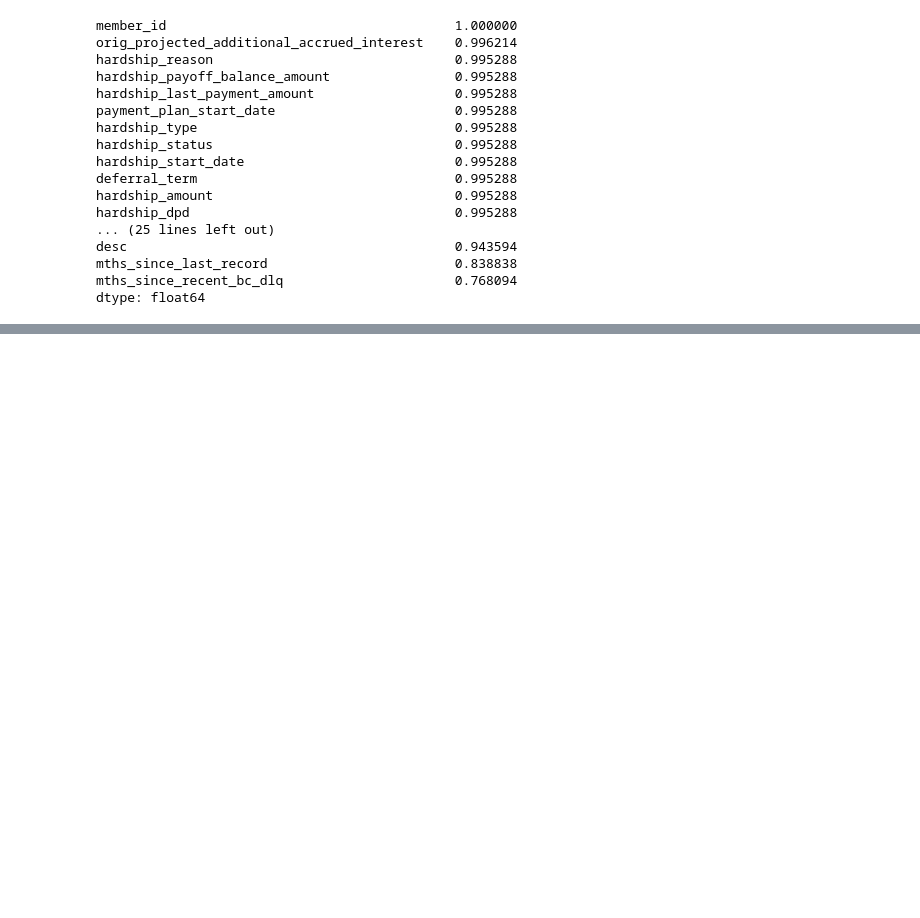
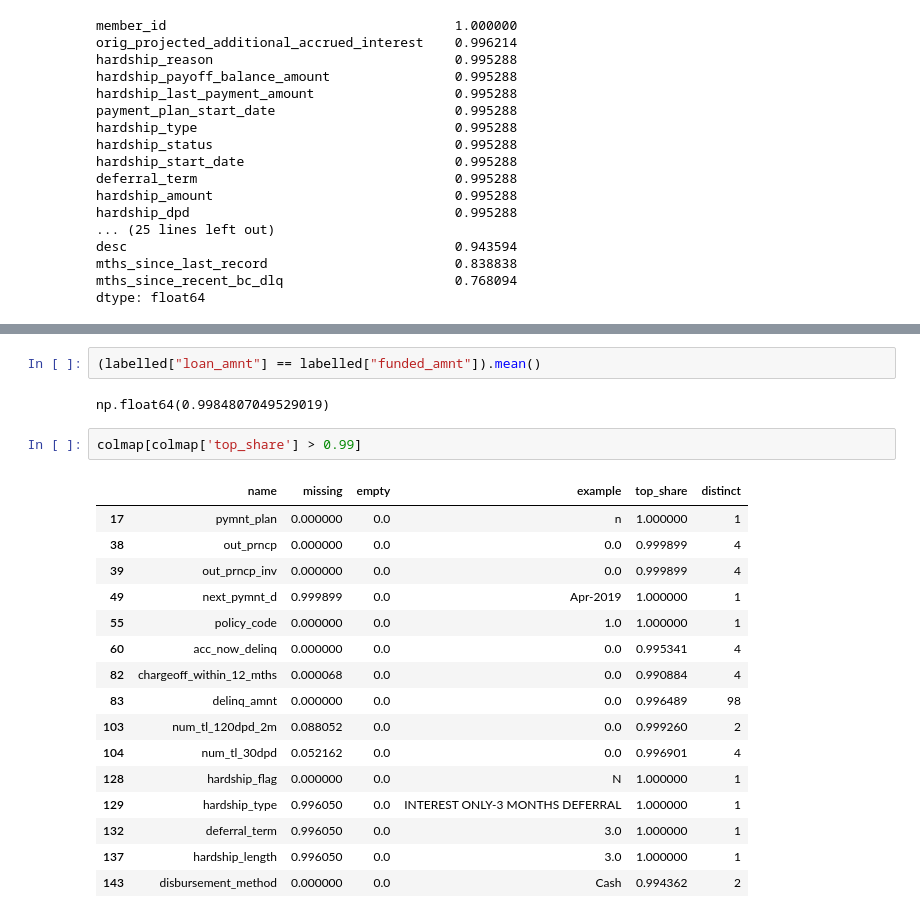
Before and after one commit to Mehdi-mo/credit-risk-engine, a Jupyter notebook: notebooks/02_clean_and_explore.ipynb, the cells around one changed output, grey strips where cells are left out. Cells and saved outputs as stored; diff of their text form; blank space fills up the shorter version.

```diff
--- a/notebooks/02_clean_and_explore.ipynb
+++ b/notebooks/02_clean_and_explore.ipynb
@@ -121,0 +233,23 @@ dtype: float64
+# %%
+(labelled["loan_amnt"] == labelled["funded_amnt"]).mean()
+# %% [output]
+np.float64(0.9984807049529019)
+# %%
+colmap[colmap['top_share'] > 0.99]
+# %% [output]
+|  | name | missing | empty | example | top_share | distinct |
+| 17 | pymnt_plan | 0.000000 | 0.0 | n | 1.000000 | 1 |
+| 38 | out_prncp | 0.000000 | 0.0 | 0.0 | 0.999899 | 4 |
+| 39 | out_prncp_inv | 0.000000 | 0.0 | 0.0 | 0.999899 | 4 |
+| 49 | next_pymnt_d | 0.999899 | 0.0 | Apr-2019 | 1.000000 | 1 |
+| 55 | policy_code | 0.000000 | 0.0 | 1.0 | 1.000000 | 1 |
+| 60 | acc_now_delinq | 0.000000 | 0.0 | 0.0 | 0.995341 | 4 |
+| 82 | chargeoff_within_12_mths | 0.000068 | 0.0 | 0.0 | 0.990884 | 4 |
+| 83 | delinq_amnt | 0.000000 | 0.0 | 0.0 | 0.996489 | 98 |
+| 103 | num_tl_120dpd_2m | 0.088052 | 0.0 | 0.0 | 0.999260 | 2 |
+| 104 | num_tl_30dpd | 0.052162 | 0.0 | 0.0 | 0.996901 | 4 |
+| 128 | hardship_flag | 0.000000 | 0.0 | N | 1.000000 | 1 |
+| 129 | hardship_type | 0.996050 | 0.0 | INTEREST ONLY-3 MONTHS DEFERRAL | 1.000000 | 1 |
+| 132 | deferral_term | 0.996050 | 0.0 | 3.0 | 1.000000 | 1 |
+| 137 | hardship_length | 0.996050 | 0.0 | 3.0 | 1.000000 | 1 |
+| 143 | disbursement_method | 0.000000 | 0.0 | Cash | 0.994362 | 2 |
```
Also changed, not shown: parts of 10 cells of this notebook, 1 other file.
